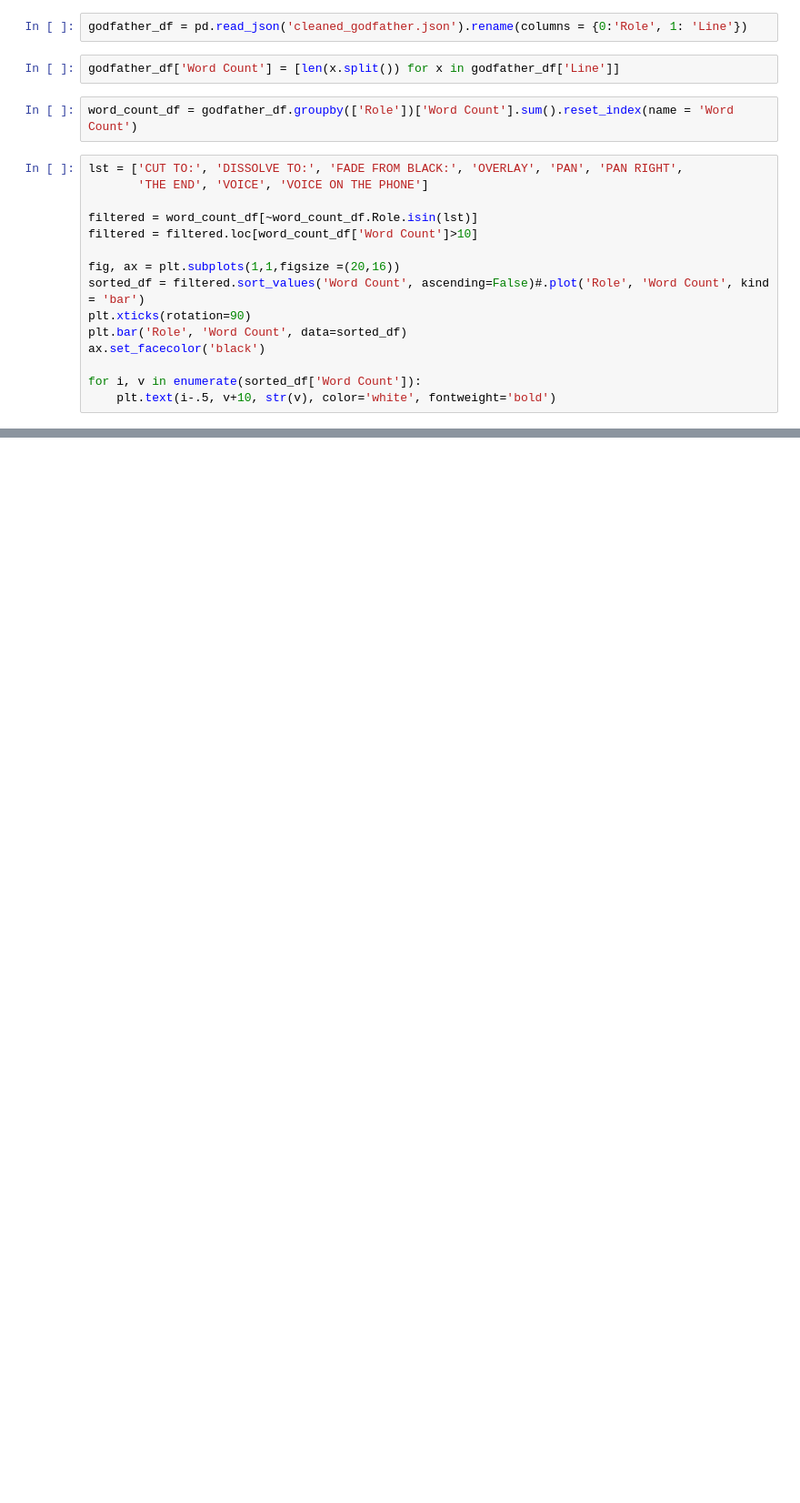
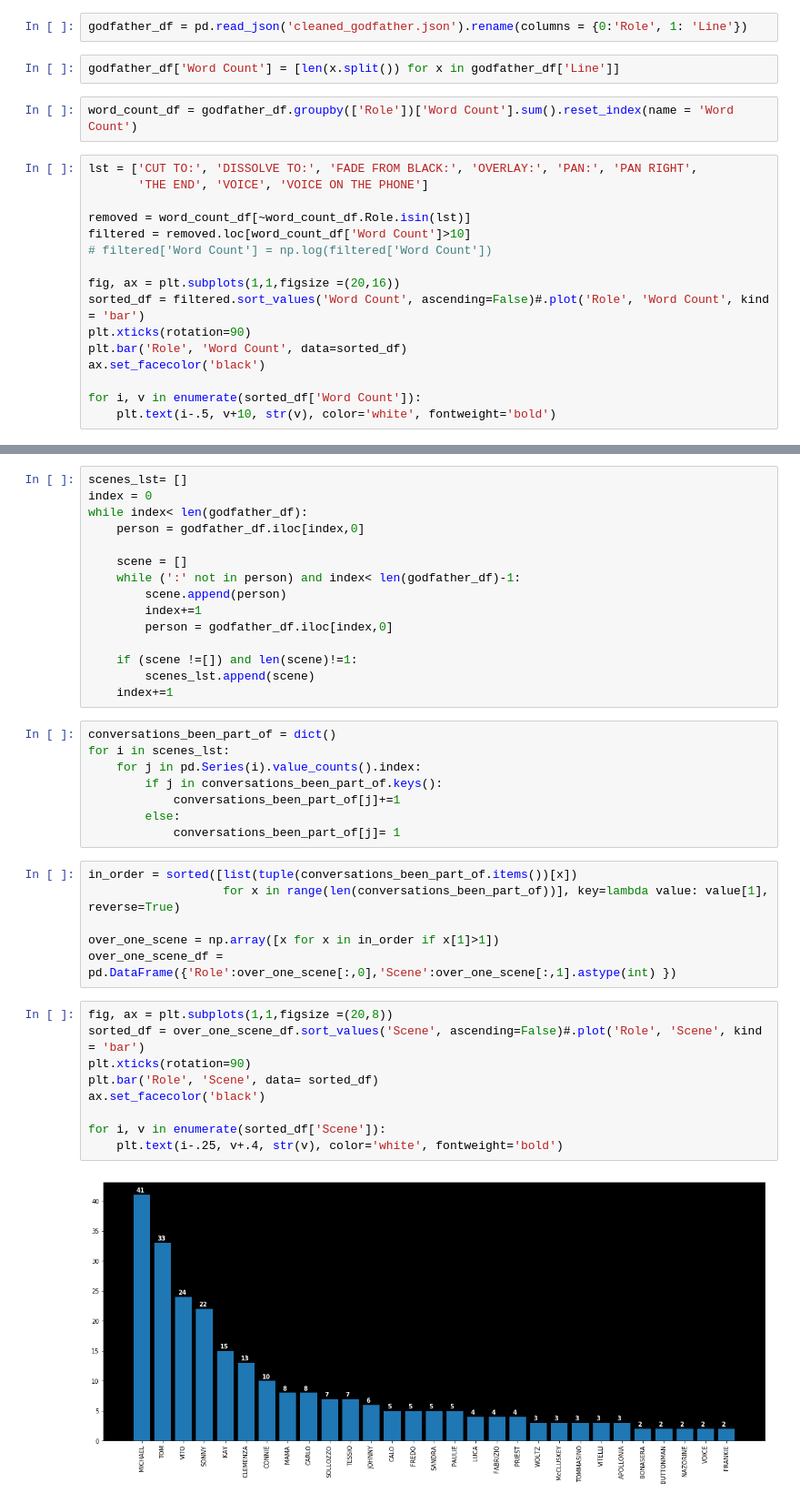
Before and after one commit to Shonak98/Godfather-Fun, a Jupyter notebook: Visuals.ipynb, the cells around one changed output, grey strips where cells are left out. Shown at 91% size. Drawn from its saved outputs; the diff is of its cells as text; blank space fills up the shorter version.

```diff
--- a/Visuals.ipynb
+++ b/Visuals.ipynb
@@ -15,11 +23,12 @@ godfather_df['Word Count'] = [len(x.split()) for x in godfather_df['Line']]
 # %%
 word_count_df = godfather_df.groupby(['Role'])['Word Count'].sum().reset_index(name = 'Word Count')
 # %%
-lst = ['CUT TO:', 'DISSOLVE TO:', 'FADE FROM BLACK:', 'OVERLAY', 'PAN', 'PAN RIGHT',
+lst = ['CUT TO:', 'DISSOLVE TO:', 'FADE FROM BLACK:', 'OVERLAY:', 'PAN:', 'PAN RIGHT',
        'THE END', 'VOICE', 'VOICE ON THE PHONE']
 
-filtered = word_count_df[~word_count_df.Role.isin(lst)]
-filtered = filtered.loc[word_count_df['Word Count']>10]
+removed = word_count_df[~word_count_df.Role.isin(lst)]
+filtered = removed.loc[word_count_df['Word Count']>10]
+# filtered['Word Count'] = np.log(filtered['Word Count'])
 
 fig, ax = plt.subplots(1,1,figsize =(20,16))
 sorted_df = filtered.sort_values('Word Count', ascending=False)#.plot('Role', 'Word Count', kind = 'bar')
@@ -98,0 +43,40 @@ nx.draw_networkx(G, pos, edges=edges, edge_color=colors, width=weights)
+# %%
+scenes_lst= []
+index = 0
+while index< len(godfather_df):
+    person = godfather_df.iloc[index,0]
+
+    scene = []
+    while (':' not in person) and index< len(godfather_df)-1:
+        scene.append(person)
+        index+=1
+        person = godfather_df.iloc[index,0]
+
+    if (scene !=[]) and len(scene)!=1:
+        scenes_lst.append(scene)
+    index+=1
+# %%
+conversations_been_part_of = dict()
+for i in scenes_lst:
+    for j in pd.Series(i).value_counts().index:
+        if j in conversations_been_part_of.keys():
+            conversations_been_part_of[j]+=1
+        else:
+            conversations_been_part_of[j]= 1
+# %%
+in_order = sorted([list(tuple(conversations_been_part_of.items())[x])
+                   for x in range(len(conversations_been_part_of))], key=lambda value: value[1], reverse=True)
+
+over_one_scene = np.array([x for x in in_order if x[1]>1])
+over_one_scene_df = pd.DataFrame({'Role':over_one_scene[:,0],'Scene':over_one_scene[:,1].astype(int) })
+# %%
+fig, ax = plt.subplots(1,1,figsize =(20,8))
+sorted_df = over_one_scene_df.sort_values('Scene', ascending=False)#.plot('Role', 'Scene', kind = 'bar')
+plt.xticks(rotation=90)
+plt.bar('Role', 'Scene', data= sorted_df)
+ax.set_facecolor('black')
+
+for i, v in enumerate(sorted_df['Scene']):
+    plt.text(i-.25, v+.4, str(v), color='white', fontweight='bold')
+# %% [output]
+[figure, added]
```
Also changed, not shown: parts of 10 cells of this notebook, 2 other files.
